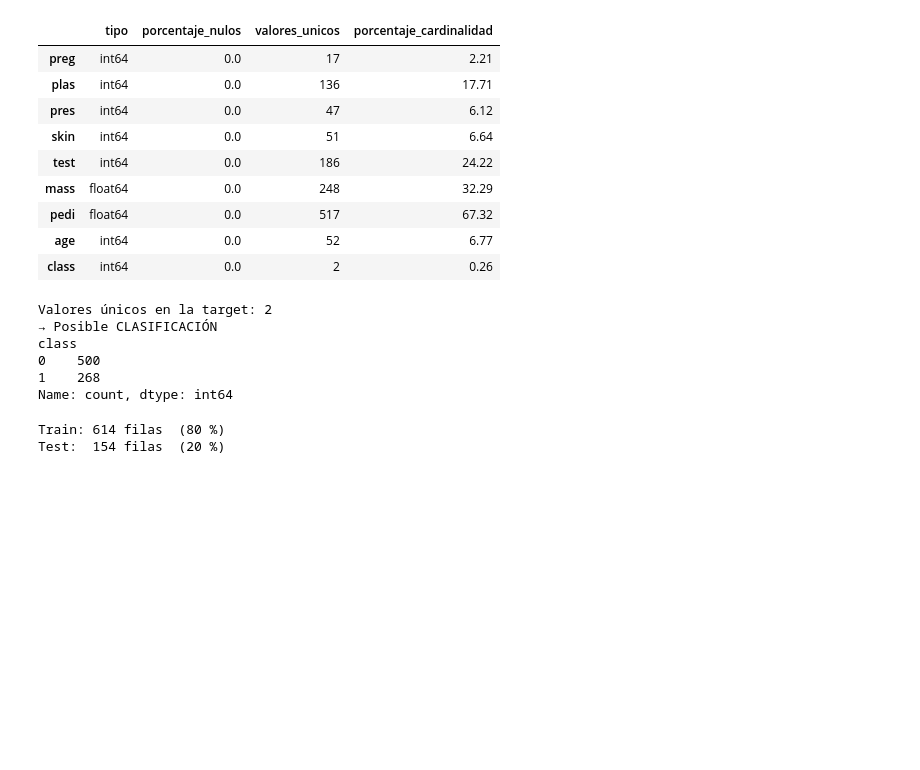
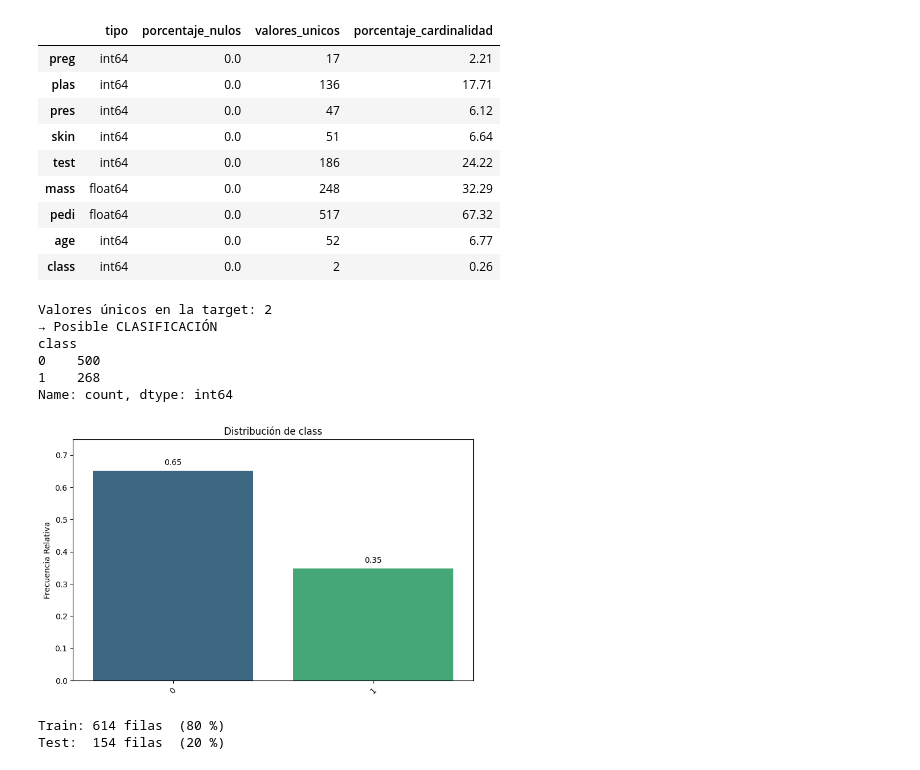
Before and after one commit to MHHsim/DS-Online-Marta-Harana, a Jupyter notebook: 04_Machine_Learning/Sprint_11/Unidad_02_ML_Supervisado_Bagging_Boosting/03_Practica_Obligatoria/18_Practica_Obligatoria_Ensembles.ipynb, the cells around one changed output. Drawn from its saved outputs; the diff is of its cells as text; code cells hidden in the pictures; blank space fills up the shorter version.

```diff
--- a/04_Machine_Learning/Sprint_11/Unidad_02_ML_Supervisado_Bagging_Boosting/03_Practica_Obligatoria/18_Practica_Obligatoria_Ensembles.ipynb
+++ b/04_Machine_Learning/Sprint_11/Unidad_02_ML_Supervisado_Bagging_Boosting/03_Practica_Obligatoria/18_Practica_Obligatoria_Ensembles.ipynb
@@ -145,6 +155,10 @@ class
 Name: count, dtype: int64
 # %%
 # Es un problema de clasificación desbalanceado
+from bootcampviztools import pinta_distribucion_categoricas
+pinta_distribucion_categoricas(df, [TARGET], mostrar_valores = True, relativa=True)
+# %% [output]
+[figure, added]
 # %%
 X = df.drop(columns=[TARGET])
 y = df[TARGET]
```
Also changed, not shown: parts of 34 cells of this notebook.
